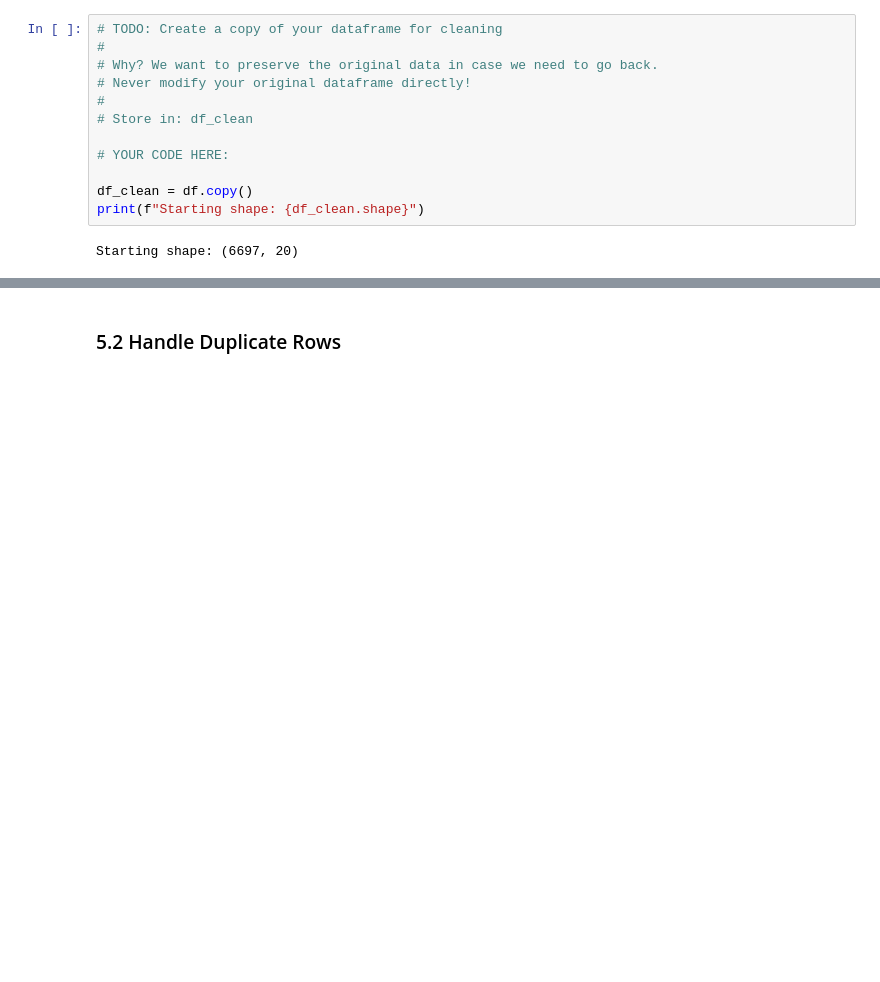
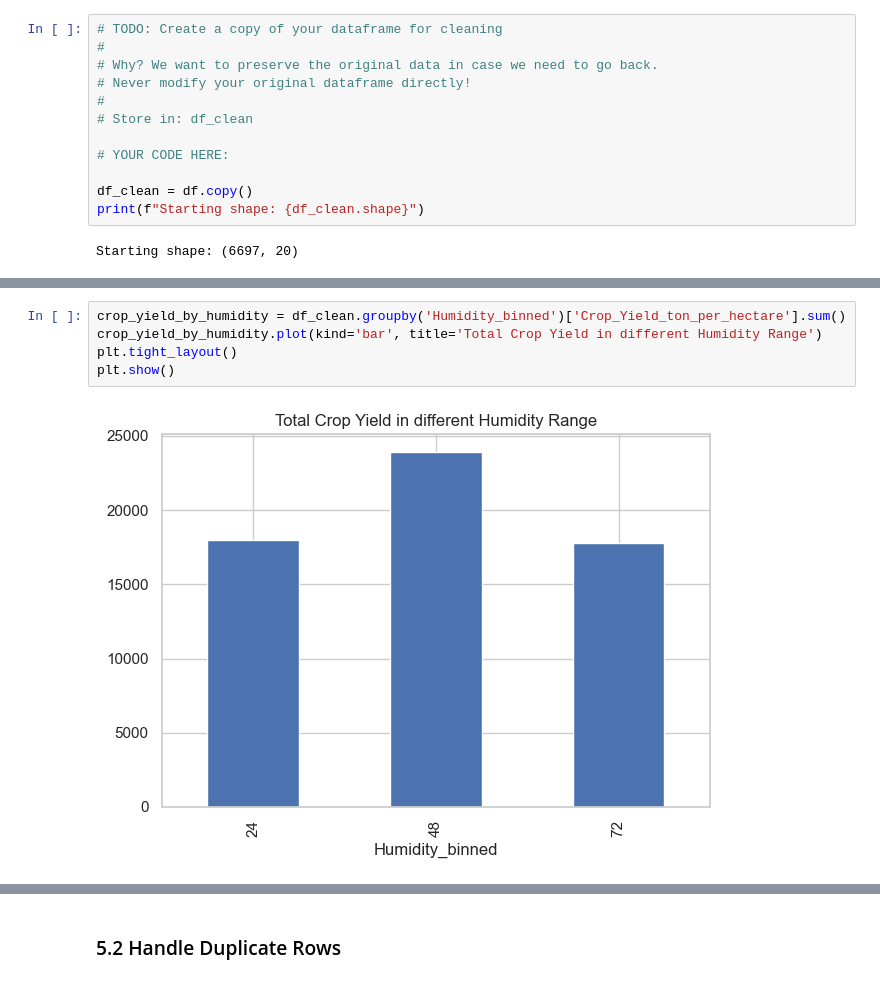
Before and after one commit to wzhu2467/Crop_Yield_Prediction_App, a Jupyter notebook: notebooks/01_problem_statement_and_eda.ipynb, the cells around one changed output, grey strips where cells are left out. Drawn from its saved outputs; the diff is of its cells as text; blank space fills up the shorter version.

```diff
--- a/notebooks/01_problem_statement_and_eda.ipynb
+++ b/notebooks/01_problem_statement_and_eda.ipynb
@@ -874,0 +925,7 @@ Starting shape: (6697, 20)
+# %%
+crop_yield_by_humidity = df_clean.groupby('Humidity_binned')['Crop_Yield_ton_per_hectare'].sum()
+crop_yield_by_humidity.plot(kind='bar', title='Total Crop Yield in different Humidity Range')
+plt.tight_layout()
+plt.show()
+# %% [output]
+[figure, added]
```
Also changed, not shown: parts of 22 cells of this notebook, 1 other file.
